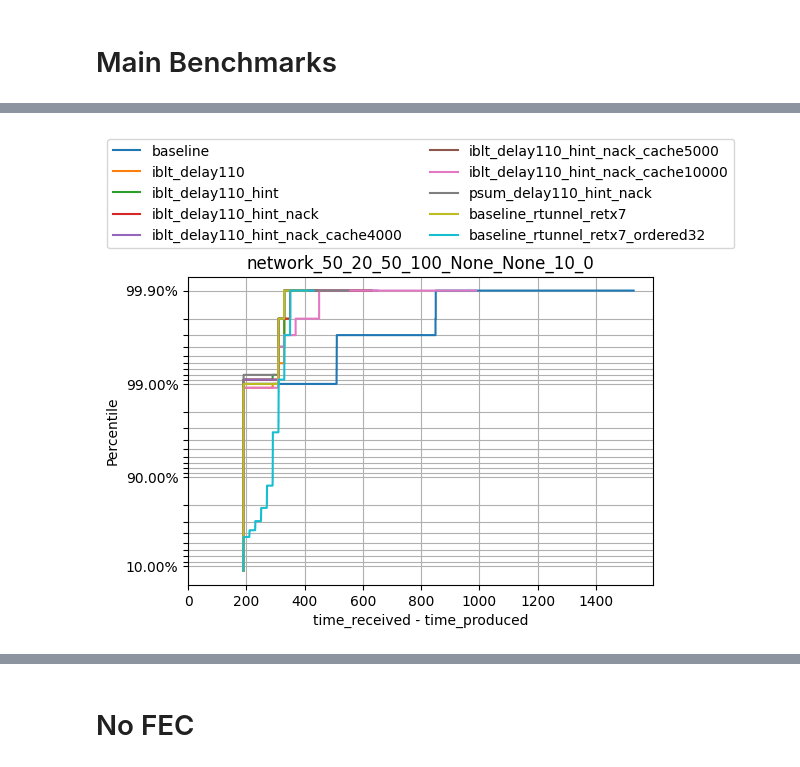
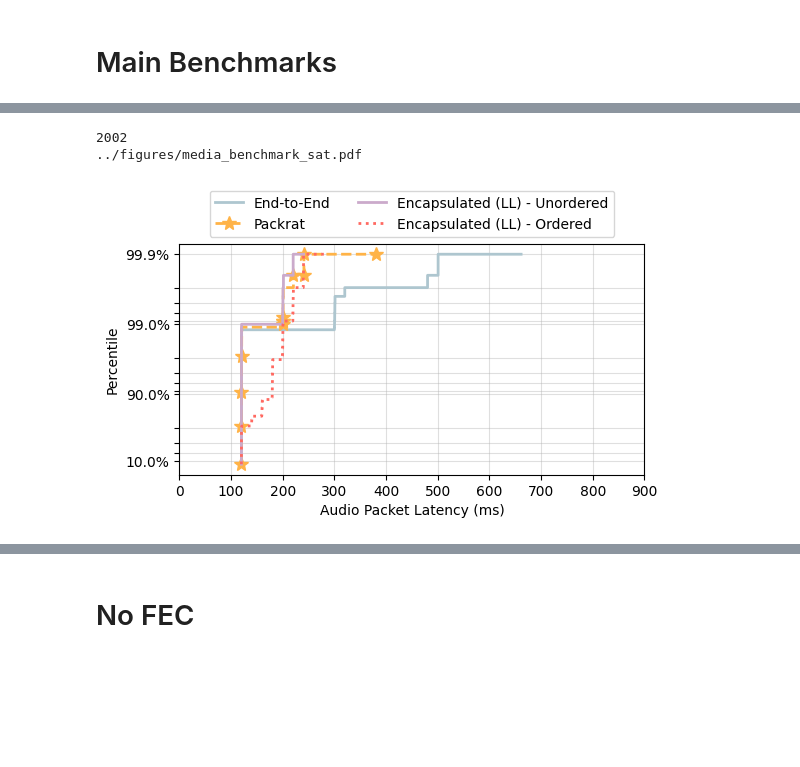
Before and after one commit to StanfordSNR/sidekick-downloads, a Jupyter notebook: notebook/media_benchmark.ipynb, the cells around one changed output, grey strips where cells are left out. Cells and saved outputs as stored; diff of their text form; code cells hidden in the pictures; blank space fills up the shorter version.

```diff
--- a/notebook/media_benchmark.ipynb
+++ b/notebook/media_benchmark.ipynb
@@ -14,19 +15,20 @@ from treatments.media import treatment_map, NETWORK_SETTING as media_network_set
 # %%
 LABELS = [
     'baseline',
-    'iblt_delay110',
-    'iblt_delay110_hint',
-    'iblt_delay110_hint_nack',
-    'iblt_delay110_hint_nack_cache4000',
-    'iblt_delay110_hint_nack_cache10000',
-    'psum_delay110_hint_nack',
+    #'iblt_delay110',
+    #'iblt_delay110_hint',
+    f'iblt_delay{ACK_DELAY_WIFI}_hint_nack',
+    f'iblt_delay{ACK_DELAY_CELL}_hint_nack',
+    f'iblt_delay{ACK_DELAY_SAT}_hint_nack',
     'baseline_rtunnel_retx7',
     'baseline_rtunnel_retx7_ordered32',
 ]
 DURATION = 180
+
+network_settings_ = network_settings([10])
 # %%
 # data packet every 20 ms
-def collect_data(duration=DURATION, labels=LABELS, network_setting=media_network_setting, execute=False):
+def collect_data(duration=DURATION, labels=LABELS, network_setting=network_settings_['wifi'], execute=False):
     treatments = [treatment_map(label) for label in labels]
     exp = MediaExperiment(duration, treatments, network_setting)
     data = exp.to_raw_data(execute=execute)
@@ -41,7 +43,11 @@ def check_media_output(output):
     # assert len(output['server_latencies']) > 0
     assert isinstance(output.get('client_num_spurious'), int)
 
-RESULTS = collect_data(execute=True)
-for label in LABELS:
-    print(label)
-    check_media_output(RESULTS[label])
+labels_cell = [l for l in LABELS if ('iblt' not in l or str(ACK_DELAY_CELL) in l)]
+RESULTS_CELL = collect_data(execute=True, labels=labels_cell, network_setting=network_settings_['cellular'][0])
+labels_wifi = [l for l in LABELS if ('iblt' not in l or str(ACK_DELAY_WIFI) in l)]
+RESULTS_WIFI = collect_data(execute=True, labels=labels_wifi, network_setting=network_settings_['wifi'][0])
+labels_sat = [l for l in LABELS if ('iblt' not in l or str(ACK_DELAY_SAT) in l)]
+RESULTS_SAT = collect_data(execute=True, labels=labels_sat, network_setting=network_settings_['sat'][0])
+RESULTS_SAT_LONG = collect_data(execute=True, labels=labels_sat, network_setting=network_settings_['sat_long'][0])
+RESULTS_SAT_LONG_LONG = collect_data(execute=True, labels=labels_sat, network_setting=network_settings_['sat_long_long'][0])
@@ -74,6 +70,9 @@ def parse_and_plot_delay_cdf(keys, results, one_way_delay, style=False, xlabel='
     client_results = {}
     server_results = {}
     for key in keys:
+        if key not in results:
+            print(f'missing {key}')
+            continue
         result = results[key]
         client_results[key] = result.get('client_latencies')
         server_results[key] = result.get('server_latencies')
@@ -181,23 +159,13 @@ parse_and_plot_delay_cdf(keys, results, one_way_delay=ns.get('delay1') + ns.get(
-# %%
-# All labels
-ns = media_network_setting
-figure_labels = None
-labels = [
-    'baseline',
-    'iblt_delay110',
-    'iblt_delay110_hint',
-    'iblt_delay110_hint_nack',
-    'iblt_delay110_hint_nack_cache4000',
-    'iblt_delay110_hint_nack_cache5000',
-    'iblt_delay110_hint_nack_cache10000',
-    'psum_delay110_hint_nack',
-    'baseline_rtunnel_retx7',
-    'baseline_rtunnel_retx7_ordered32',
-]
-results = collect_data(labels=labels, network_setting=ns, execute=True)
-xlabel = 'time_received - time_produced'
-frame_length = 40 #ms
-parse_and_plot_delay_cdf(labels, results, one_way_delay=ns.get('delay1') + ns.get('delay2') + frame_length, xlabel=xlabel,
-                         client=True, title=ns.label())
-# %% [output]
-[figure, removed]
+# %%
+results = RESULTS_SAT
+keys = labels_sat
+ns = network_settings_['sat'][0]
+xlabel = 'Audio Packet Latency (ms)' # time_received - time_produced
+title=None #ns.label()
+frame_length = 40 #ms
+parse_and_plot_delay_cdf(keys, results, one_way_delay=ns.get('delay1') + ns.get('delay2') + frame_length, xlabel=xlabel,
+                         style=True, client=True, title=title, xlim=(0, 900), pdf='../figures/media_benchmark_sat.pdf')
+# %% [output]
+2002
+../figures/media_benchmark_sat.pdf
+[figure, added]
```
Also changed, not shown: parts of 8 cells of this notebook, 9 other files.
